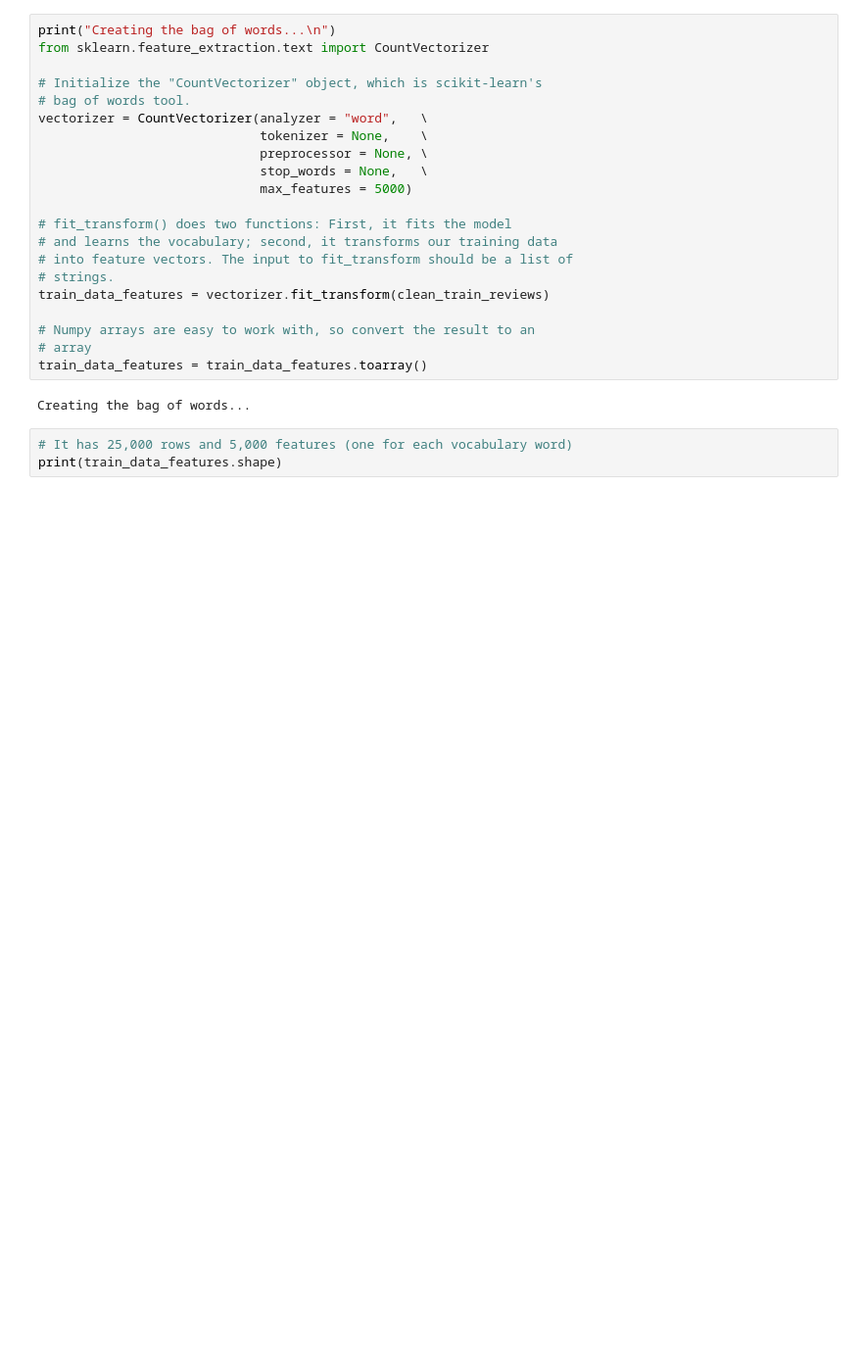
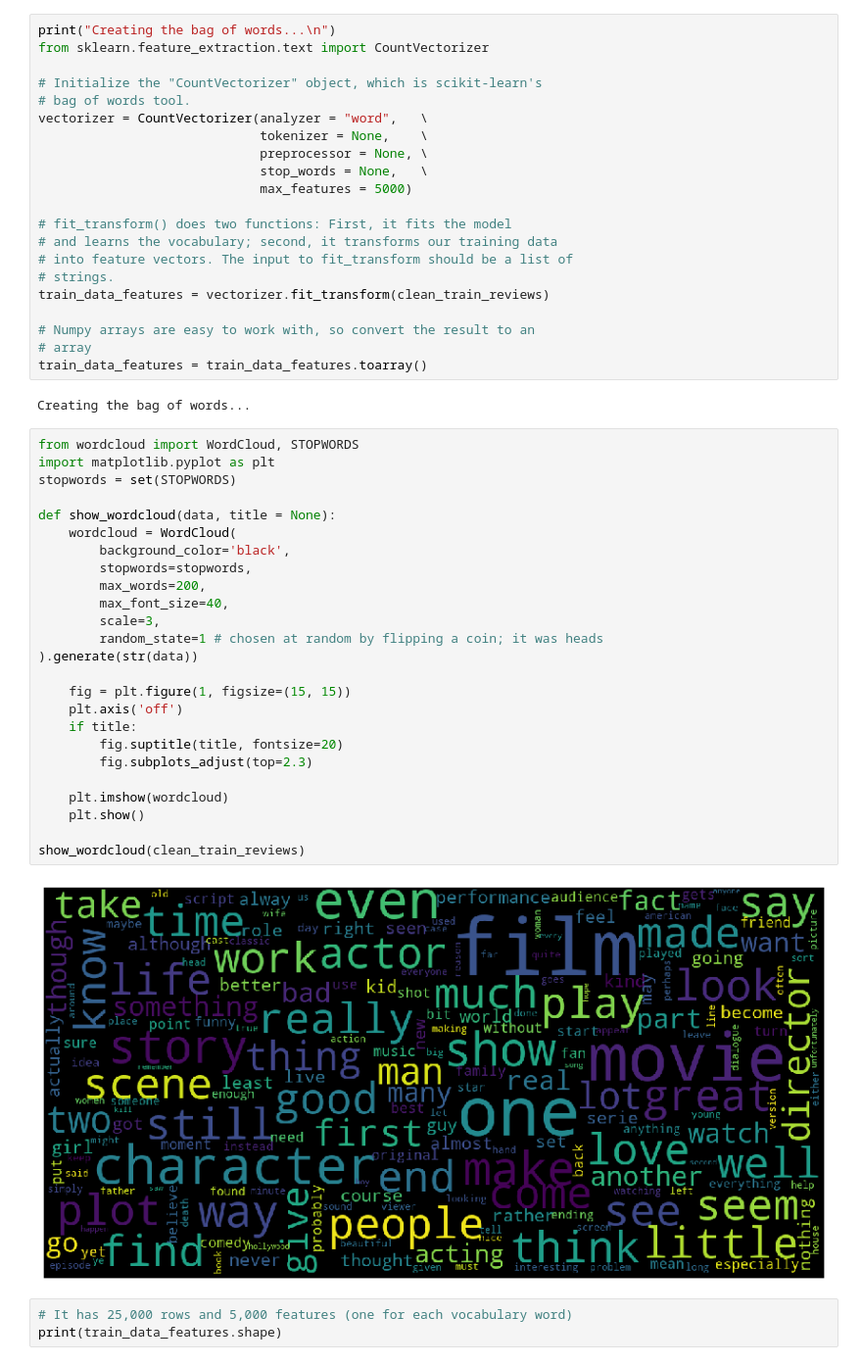
Before and after one commit to IceRad1o/Machine-Learning, a Jupyter notebook: Bag-of-Words-Meets-Bags-of-Popcorn/Word2vec-nlp-BOW.ipynb, the cells around one changed output. Shown: that part at 98% size. Saved outputs shown, nothing was run; the diff lists cells and outputs as text; blank space fills up the shorter version.

```diff
--- a/Bag-of-Words-Meets-Bags-of-Popcorn/Word2vec-nlp-BOW.ipynb
+++ b/Bag-of-Words-Meets-Bags-of-Popcorn/Word2vec-nlp-BOW.ipynb
@@ -187,6 +192,33 @@ train_data_features = vectorizer.fit_transform(clean_train_reviews)
 train_data_features = train_data_features.toarray()
 # %% [output]
 Creating the bag of words...
+# %%
+from wordcloud import WordCloud, STOPWORDS
+import matplotlib.pyplot as plt
+stopwords = set(STOPWORDS)
+
+def show_wordcloud(data, title = None):
+    wordcloud = WordCloud(
+        background_color='black',
+        stopwords=stopwords,
+        max_words=200,
+        max_font_size=40,
+        scale=3,
+        random_state=1 # chosen at random by flipping a coin; it was heads
+).generate(str(data))
+
+    fig = plt.figure(1, figsize=(15, 15))
+    plt.axis('off')
+    if title:
+        fig.suptitle(title, fontsize=20)
+        fig.subplots_adjust(top=2.3)
+
+    plt.imshow(wordcloud)
+    plt.show()
+
+show_wordcloud(clean_train_reviews)
+# %% [output]
+[figure, added]
 # %%
 # It has 25,000 rows and 5,000 features (one for each vocabulary word)
 print(train_data_features.shape)
```
Also changed, not shown: parts of 13 cells of this notebook, 1 other file.
